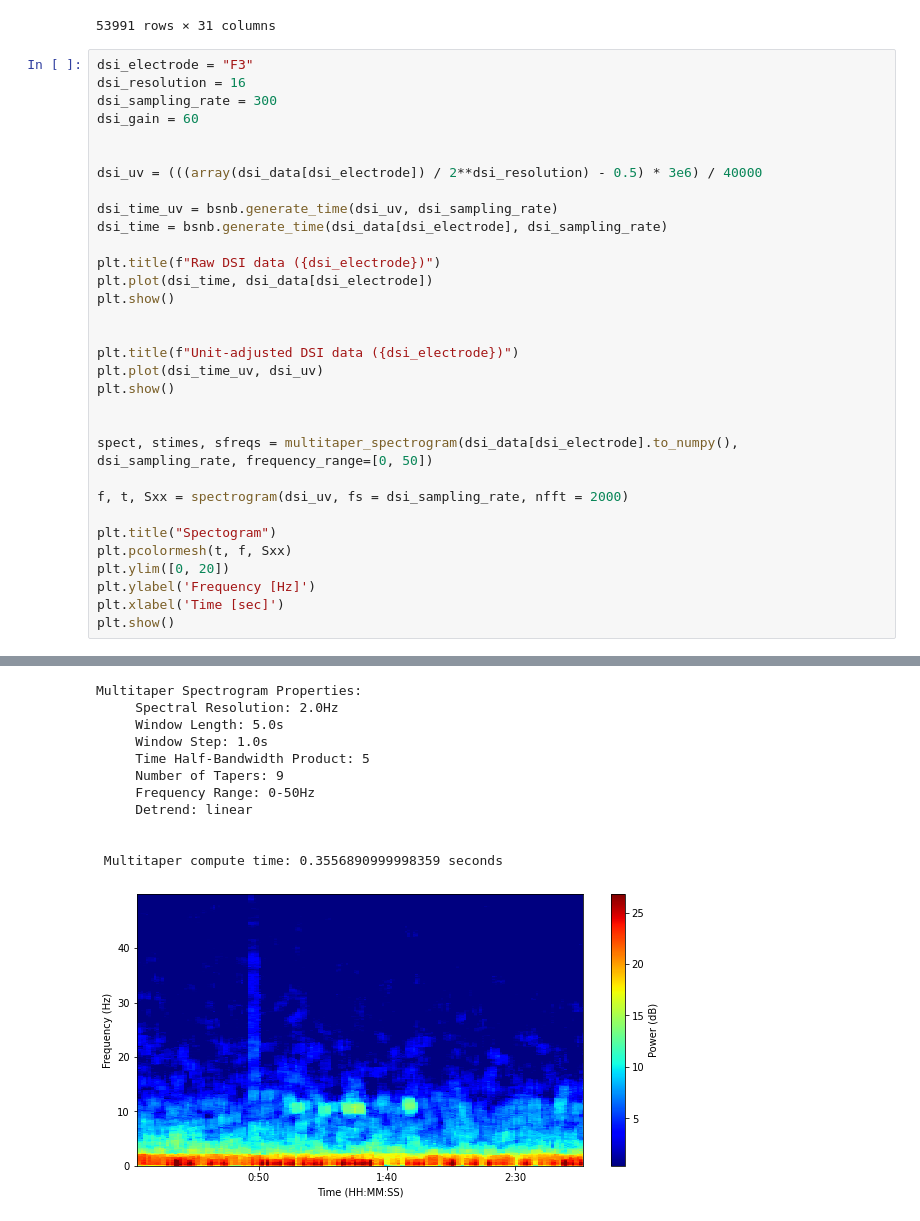
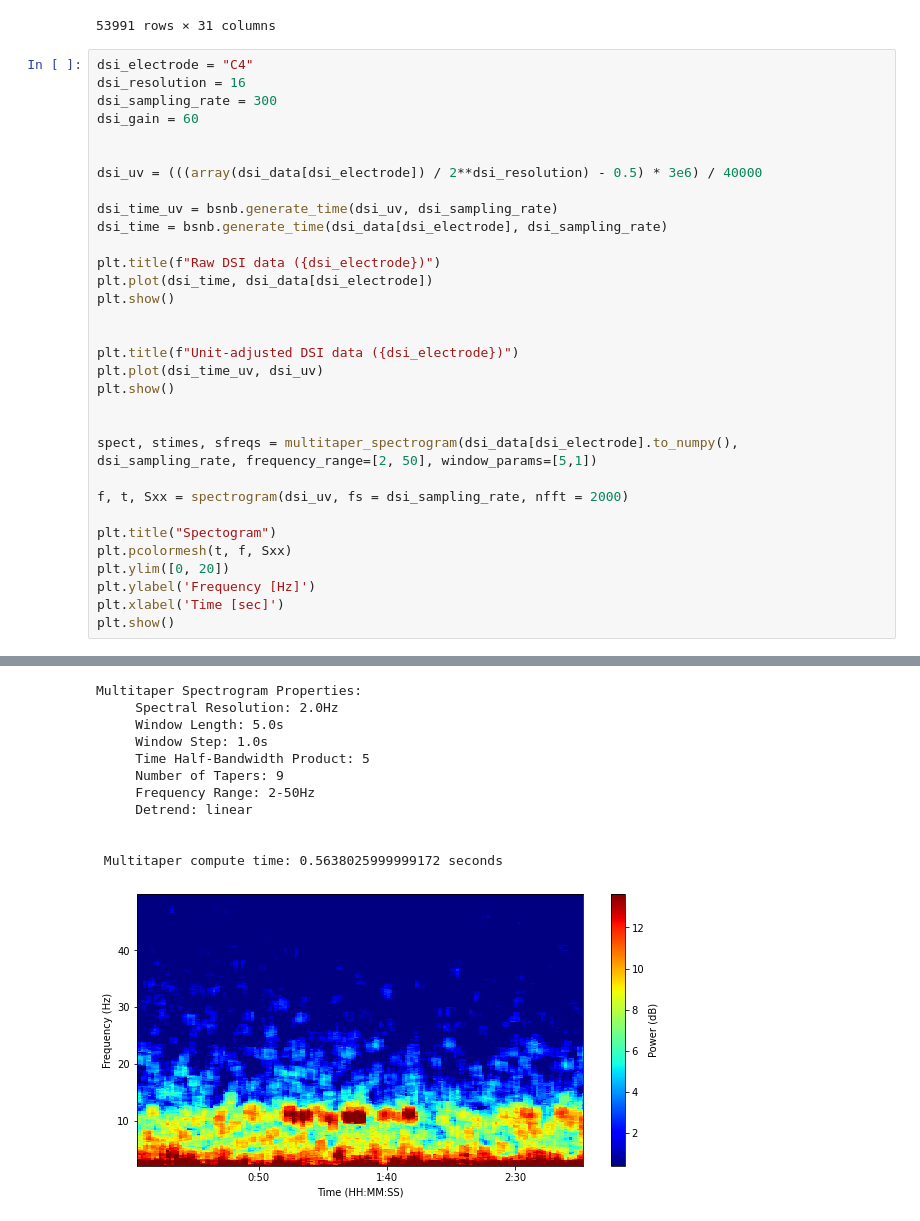
Before and after one commit to Ubiquitous-EEG-IQP/jupyter-notebooks, a Jupyter notebook: dsi_vs_plux.ipynb, the cells around one changed output, grey strips where cells are left out. Saved outputs shown, nothing was run; the diff lists cells and outputs as text.

```diff
--- a/dsi_vs_plux.ipynb
+++ b/dsi_vs_plux.ipynb
@@ -32,7 +32,7 @@ display(dsi_data)
 | 53990 | 179.9694 | -1080.0 | -1565.4 | -2473.5 | -451.2 | -2831.7 | -392.7 | -3212.4 | -1941.0 | -3186.3 | ... | ... |
 53991 rows × 31 columns
 # %%
-dsi_electrode = "F3"
+dsi_electrode = "C4"
 dsi_resolution = 16
 dsi_sampling_rate = 300
 dsi_gain = 60
@@ -53,7 +53,7 @@ plt.plot(dsi_time_uv, dsi_uv)
 plt.show()
 
 
-spect, stimes, sfreqs = multitaper_spectrogram(dsi_data[dsi_electrode].to_numpy(), dsi_sampling_rate, frequency_range=[0, 50])
+spect, stimes, sfreqs = multitaper_spectrogram(dsi_data[dsi_electrode].to_numpy(), dsi_sampling_rate, frequency_range=[2, 50], window_params=[5,1])
 
 f, t, Sxx = spectrogram(dsi_uv, fs = dsi_sampling_rate, nfft = 2000)
 
@@ -69,12 +69,12 @@ plt.show()
 Multitaper Spectrogram Properties:
      Spectral Resolution: 2.0Hz
      Window Length: 5.0s
      Window Step: 1.0s
      Time Half-Bandwidth Product: 5
      Number of Tapers: 9
-     Frequency Range: 0-50Hz
+     Frequency Range: 2-50Hz
      Detrend: linear
 
 
- Multitaper compute time: 0.3556890999998359 seconds
+ Multitaper compute time: 0.5638025999999172 seconds
-[figure, old version]
+[figure, new version]
```
Also changed, not shown: parts of 1 cell of this notebook, 1 other file.
